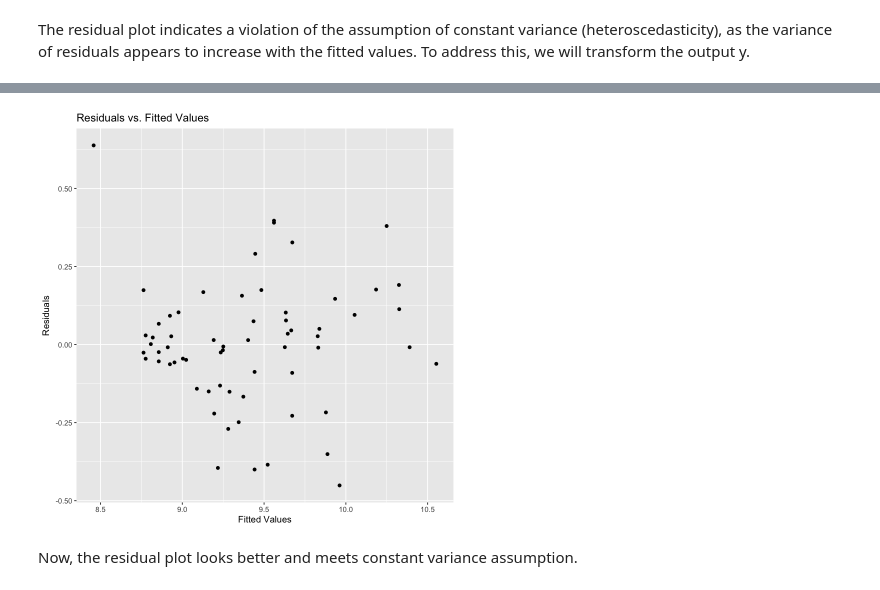
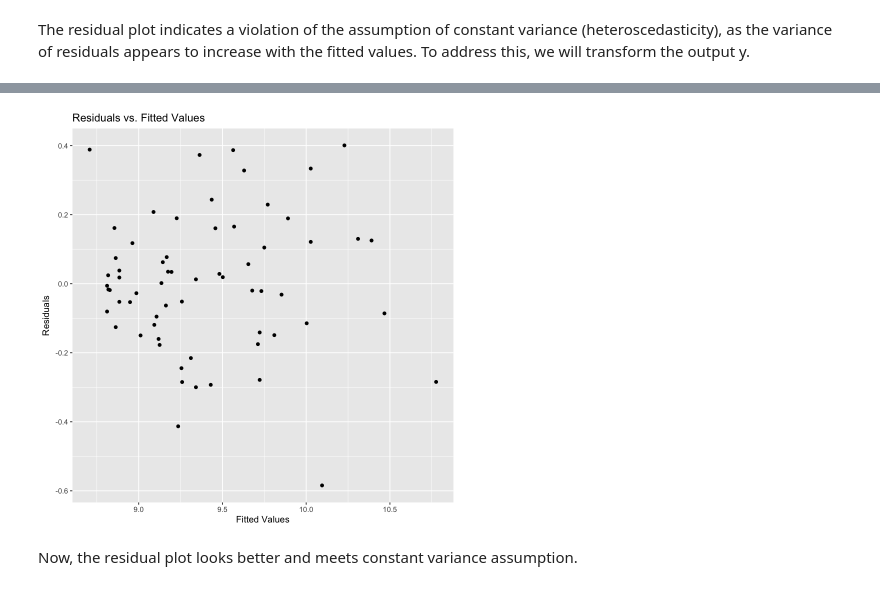
Before and after one commit to SelinaWang11/Stat306-group-project, a Jupyter notebook: Final_Archive/final_project.ipynb, the cells around one changed output, grey strips where cells are left out. Drawn from its saved outputs; the diff is of its cells as text; code cells hidden in the pictures.

```diff
--- a/Final_Archive/final_project.ipynb
+++ b/Final_Archive/final_project.ipynb
@@ -502,16 +526,18 @@ The residual plot indicates a violation of the assumption of constant variance (
 #head(car_model)
 
 library(broom)
-#library(jtools)
+library(jtools)
 library(stargazer)
 library(sjPlot)
 library(broom)
 
-final_car_lm <- lm(log(price) ~ fueltype + aspiration + enginesize + peakrpm + citympg + carlength, data = car_model)
+final_car_lm <- lm(log(price) ~ fueltype  + aspiration + enginesize + peakrpm + citympg + doornumber +  + I(citympg^2) , data = car_model)
 summary(final_car_lm)
 
 #inal_car_lm2 <- lm(log(price) ~ fueltype + enginesize + peakrpm + citympg + carlength, data = car_model)
 #summary(final_car_lm2)
+
+summ(final_car_lm)
 # %% [output]
 Call:
 lm(formula = log(price) ~ fueltype + aspiration + enginesize +
@@ -533,15 +576,15 @@ F-statistic: 52.97 on 6 and 57 DF,  p-value: < 2.2e-16
 # %%
 residuals_data <- data.frame(
-  Fitted = fitted(final_car_lm2),
-  Residuals = residuals(final_car_lm2)
+  Fitted = fitted(final_car_lm),
+  Residuals = residuals(final_car_lm)
 )
 ggplot(residuals_data, aes(x = Fitted, y = Residuals)) +
   geom_point() +
   xlab("Fitted Values") +
   ylab("Residuals") +
   ggtitle("Residuals vs. Fitted Values")
 # %% [output]
-[figure, old version]
+[figure, new version]
 # %% [markdown]
 Now, the residual plot looks better and meets constant variance assumption.
 # %% [markdown]
```
Also changed, not shown: parts of 17 cells of this notebook.
